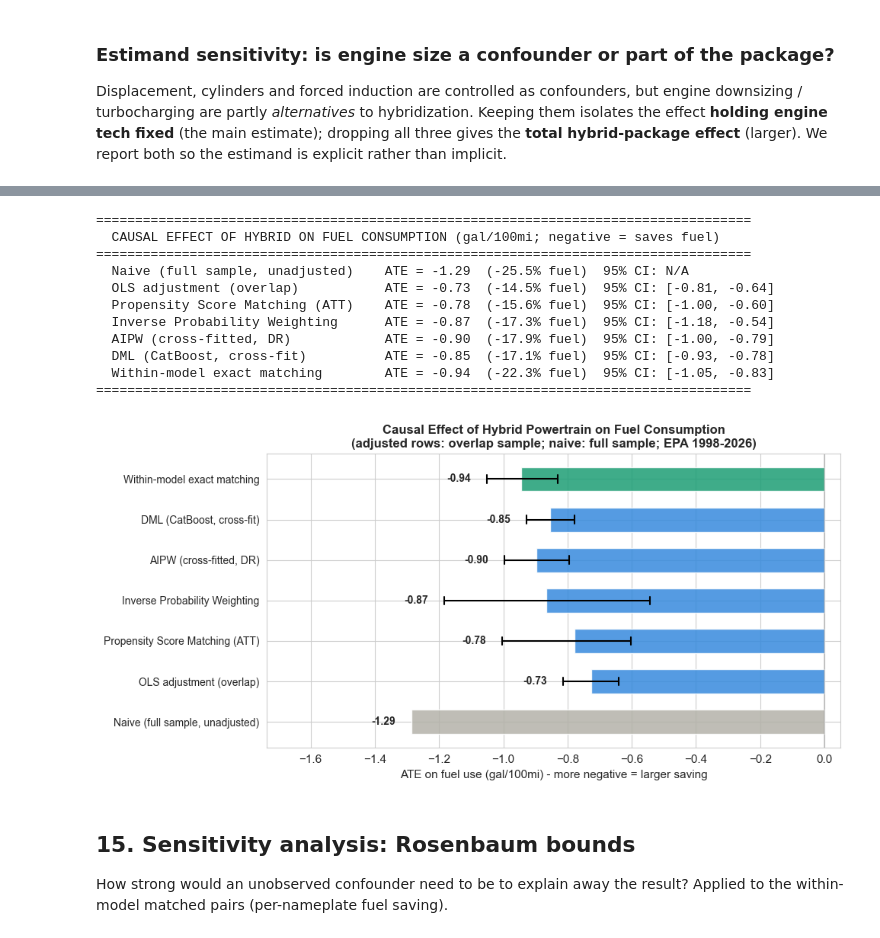
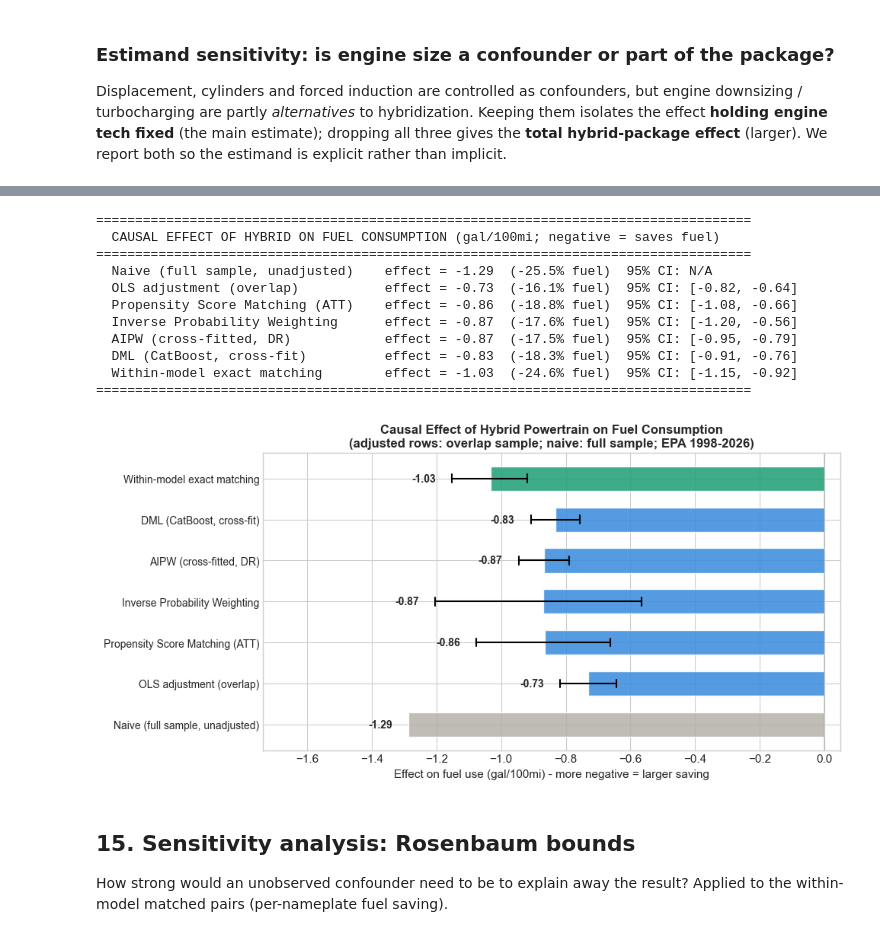
Before and after one commit to firefly1248/hybrid-causal-inference, a Jupyter notebook: hybrid_causal_inference.ipynb, the cells around one changed output, grey strips where cells are left out. Cells and saved outputs as stored; diff of their text form; code cells hidden in the pictures.

```diff
--- a/hybrid_causal_inference.ipynb
+++ b/hybrid_causal_inference.ipynb
@@ -617,25 +590,20 @@ nameplates. This is stricter (fewer, cleaner pairs) than a substring match.
 # %%
-hybrid_df = df_clean[df_clean['is_hybrid'] == 1].copy()
-gas_df = df_clean[df_clean['is_hybrid'] == 0].copy()
+hybrid_df = df_clean[df_clean['is_hybrid'] == 1]
+gas_df = df_clean[df_clean['is_hybrid'] == 0]
 
 pairs = []
 for _, row in hybrid_df.iterrows():
-    # Require the SAME base nameplate and drive type (not a substring match, which
-    # mispaired e.g. Camry Hybrid -> Camry Solara, Civic Hybrid -> Civic HX).
+    # Exact base nameplate, not a substring: substrings paired Camry Hybrid with Camry Solara.
     gm = gas_df[
         (gas_df['make'] == row['make']) &
         (gas_df['base_model'] == row['base_model']) &
         (gas_df['drive_simple'] == row['drive_simple']) &
-        (gas_df['year'].between(row['year'] - 1, row['year'] + 1))
+        (gas_df['year'] == row['year']) &
+        (gas_df['turbo'] == row['turbo'])
     ].copy()
     if len(gm) > 0:
         gm['displ_diff'] = (gm['displ'] - row['displ']).abs()
-        gm['turbo_diff'] = (gm['turbo'] != row['turbo']).astype(int)
-        gm['year_diff'] = (gm['year'] - row['year']).abs()
-        # Prefer the same forced-induction status, then closest displacement, then a
-        # deterministic tie-break - so a NA hybrid is not matched to a turbo/perf trim
-        # (e.g. Civic Hybrid vs Civic Type R) that merely ties on displacement.
-        best = gm.sort_values(['turbo_diff', 'displ_diff', 'year_diff', 'model', 'year']).iloc[0]
+        best = gm.sort_values(['displ_diff', 'model']).iloc[0]   # model: deterministic tie-break
         pairs.append({
             'cluster_key': row['cluster_key'],
             'make': row['make'], 'model_hybrid': row['model'],
@@ -654,15 +622,16 @@ pairs_df['hwy_diff'] = pairs_df['gph_hybrid'] - pairs_df['gph_gas']
 pairs_df['mpg_diff'] = pairs_df['mpg_hybrid'] - pairs_df['mpg_gas']
 
 ate_within = pairs_df['gp_diff'].mean()
+base_within = pairs_df['gp_gas'].mean()
 ci_within = cluster_boot_ci(
     pd.factorize(pairs_df['cluster_key'])[0],
     lambda rows: pairs_df['gp_diff'].values[rows].mean(),
-)[:2]
+)
 
 print(f"Exact matched pairs: {len(pairs_df)}  "
       f"({pairs_df['cluster_key'].nunique()} distinct nameplates)")
 print("Within-model effect on fuel consumption:")
-print(f"  Combined: {ate_within:+.3f} gal/100mi ({pairs_df['gp_pct'].mean():+.1f}% fuel)")
+print(f"  Combined: {ate_within:+.3f} gal/100mi ({ate_within/base_within*100:+.1f}% fuel)")
 print(f"  City:     {pairs_df['city_diff'].mean():+.3f} gal/100mi")
 print(f"  Highway:  {pairs_df['hwy_diff'].mean():+.3f} gal/100mi")
 print(f"  (MPG reference: {pairs_df['mpg_diff'].mean():+.1f} MPG)")
@@ -843,61 +786,58 @@ results = pd.DataFrame({
         'DML (CatBoost, cross-fit)',
         'Within-model exact matching',
     ],
-    'ATE_gp100': [naive_ate, ate_ols, ate_psm, ate_ipw, ate_aipw, ate_dml, ate_within],
+    'effect': [naive_ate, ate_ols, ate_psm, ate_ipw, ate_aipw, ate_dml, ate_within],
     'CI_low': [np.nan, ci_ols[0], ci_psm[0], ci_ipw[0], ci_aipw[0], ci_dml[0], ci_within[0]],
     'CI_high': [np.nan, ci_ols[1], ci_psm[1], ci_ipw[1], ci_aipw[1], ci_dml[1], ci_within[1]],
+    'base': [gp_gas.mean(), base_vw, base_psm, base_ate, base_ate, base_vw, base_within],
 })
-base_full = gp_gas.mean()
-base_within = pairs_df['gp_gas'].mean()
-results_base = np.array([base_full, gas_base_ov, gas_base_ov, gas_base_ov,
-                         gas_base_ov, gas_base_ov, base_within])
-results['pct_fuel'] = results['ATE_gp100'] / results_base * 100
+results['pct_fuel'] = results['effect'] / results['base'] * 100
 
 print("=" * 84)
 print("  CAUSAL EFFECT OF HYBRID ON FUEL CONSUMPTION (gal/100mi; negative = saves fuel)")
 print("=" * 84)
 for _, r in results.iterrows():
     ci = f"[{r['CI_low']:+.2f}, {r['CI_high']:+.2f}]" if pd.notna(r['CI_low']) else "N/A"
-    print(f"  {r['Estimator']:34s} ATE = {r['ATE_gp100']:+.2f}  ({r['pct_fuel']:+5.1f}% fuel)  95% CI: {ci}")
+    print(f"  {r['Estimator']:34s} effect = {r['effect']:+.2f}  ({r['pct_fuel']:+5.1f}% fuel)  95% CI: {ci}")
 print("=" * 84)
 # %% [output]
 ====================================================================================
   CAUSAL EFFECT OF HYBRID ON FUEL CONSUMPTION (gal/100mi; negative = saves fuel)
 ====================================================================================
-  Naive (full sample, unadjusted)    ATE = -1.29  (-25.5% fuel)  95% CI: N/A
-  OLS adjustment (overlap)           ATE = -0.73  (-14.5% fuel)  95% CI: [-0.81, -0.64]
-  Propensity Score Matching (ATT)    ATE = -0.78  (-15.6% fuel)  95% CI: [-1.00, -0.60]
-  Inverse Probability Weighting      ATE = -0.87  (-17.3% fuel)  95% CI: [-1.18, -0.54]
-  AIPW (cross-fitted, DR)            ATE = -0.90  (-17.9% fuel)  95% CI: [-1.00, -0.79]
-  DML (CatBoost, cross-fit)          ATE = -0.85  (-17.1% fuel)  95% CI: [-0.93, -0.78]
-  Within-model exact matching        ATE = -0.94  (-22.3% fuel)  95% CI: [-1.05, -0.83]
+  Naive (full sample, unadjusted)    effect = -1.29  (-25.5% fuel)  95% CI: N/A
+  OLS adjustment (overlap)           effect = -0.73  (-16.1% fuel)  95% CI: [-0.82, -0.64]
+  Propensity Score Matching (ATT)    effect = -0.86  (-18.8% fuel)  95% CI: [-1.08, -0.66]
+  Inverse Probability Weighting      effect = -0.87  (-17.6% fuel)  95% CI: [-1.20, -0.56]
+  AIPW (cross-fitted, DR)            effect = -0.87  (-17.5% fuel)  95% CI: [-0.95, -0.79]
+  DML (CatBoost, cross-fit)          effect = -0.83  (-18.3% fuel)  95% CI: [-0.91, -0.76]
+  Within-model exact matching        effect = -1.03  (-24.6% fuel)  95% CI: [-1.15, -0.92]
 ====================================================================================
 # %%
 fig, ax = plt.subplots(figsize=(10, 5))
 y_pos = range(len(results))
 colors = [GREY] + [BLUE] * 5 + [GREEN]
-ax.barh(y_pos, results['ATE_gp100'], color=colors, edgecolor='white', alpha=0.85, height=0.6)
+ax.barh(y_pos, results['effect'], color=colors, edgecolor='white', alpha=0.85, height=0.6)
 for i, r in results.iterrows():
     if pd.notna(r['CI_low']):
         ax.plot([r['CI_low'], r['CI_high']], [i, i], color='black', linewidth=1.5, zorder=5)
         ax.plot([r['CI_low']]*2, [i-0.1, i+0.1], color='black', linewidth=1.5)
         ax.plot([r['CI_high']]*2, [i-0.1, i+0.1], color='black', linewidth=1.5)
-    lab_x = (r['CI_low'] if pd.notna(r['CI_low']) else r['ATE_gp100']) - 0.05
-    ax.text(lab_x, i, f"{r['ATE_gp100']:+.2f}", va='center', ha='right',
+    lab_x = (r['CI_low'] if pd.notna(r['CI_low']) else r['effect']) - 0.05
+    ax.text(lab_x, i, f"{r['effect']:+.2f}", va='center', ha='right',
             fontsize=10, fontweight='bold')
-ax.set_xlim(min(results['ATE_gp100'].min(), results['CI_low'].min()) - 0.45, 0.05)
+ax.set_xlim(min(results['effect'].min(), results['CI_low'].min()) - 0.45, 0.05)
 ax.set_yticks(y_pos)
 ax.set_yticklabels(results['Estimator'], fontsize=10)
-ax.set_xlabel('ATE on fuel use (gal/100mi) - more negative = larger saving', fontsize=11)
+ax.set_xlabel('Effect on fuel use (gal/100mi) - more negative = larger saving', fontsize=11)
 ax.set_title('Causal Effect of Hybrid Powertrain on Fuel Consumption\n'
              f'(adjusted rows: overlap sample; naive: full sample; EPA {YR})',
              fontsize=12, fontweight='bold')
 ax.axvline(0, color='gray', alpha=0.3)
 plt.tight_layout()
 plt.savefig('05_estimator_comparison.png', dpi=150, bbox_inches='tight')
 plt.show()
 # %% [output]
-[figure, old version]
+[figure, new version]
 # %% [markdown]
 ## 15. Sensitivity analysis: Rosenbaum bounds
 
```
Also changed, not shown: parts of 47 cells of this notebook, 10 other files.
